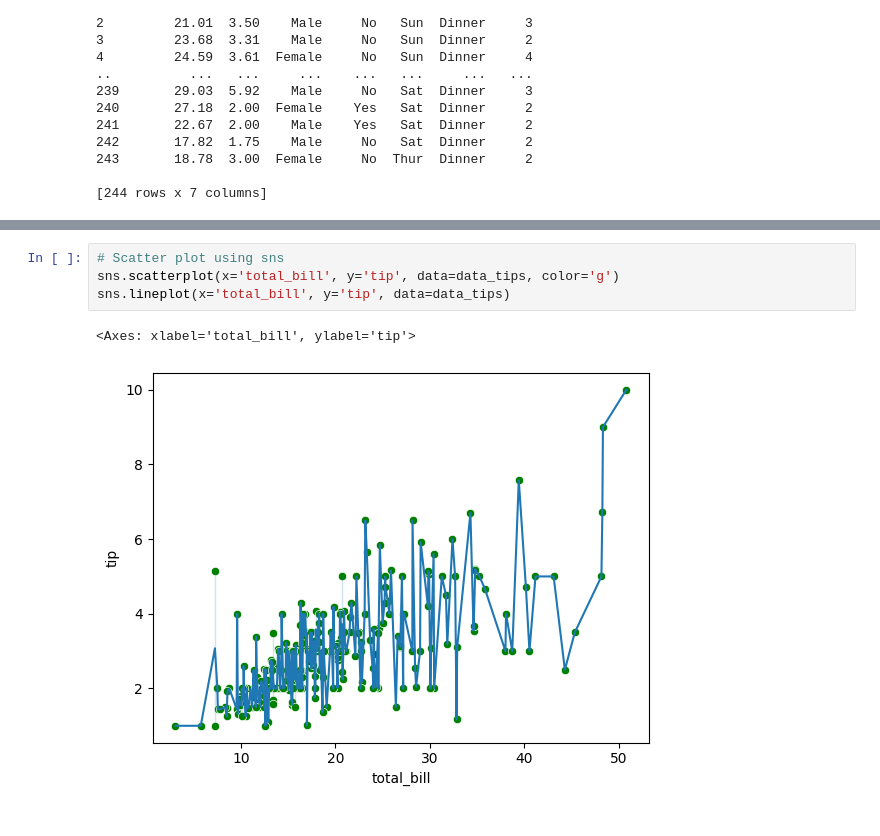
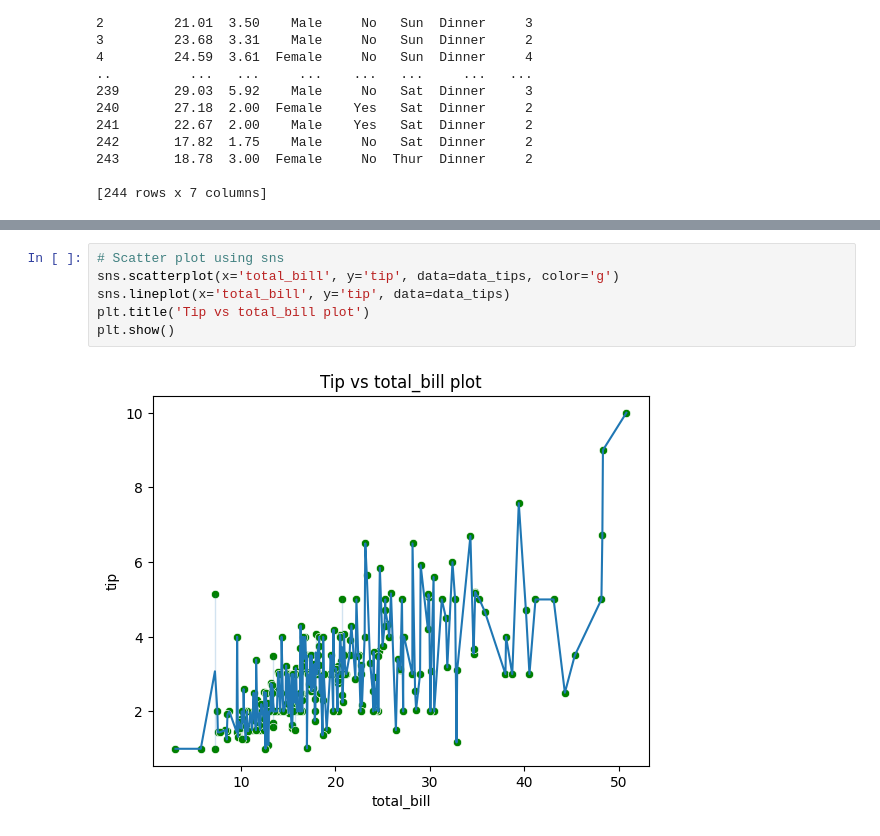
Before and after one commit to FahimHafiz/Vaccination-Dataset-Preprocessing-Analysis-and-Prediction-Using-Machine-Learning, a Jupyter notebook: example_data_visualization.ipynb, the cells around one changed output, grey strips where cells are left out. Drawn from its saved outputs; the diff is of its cells as text.

```diff
--- a/example_data_visualization.ipynb
+++ b/example_data_visualization.ipynb
@@ -92,7 +92,8 @@ sns.histplot(data=data_tips, x='tip', legend=True)
 # %%
 # Scatter plot using sns
 sns.scatterplot(x='total_bill', y='tip', data=data_tips, color='g')
 sns.lineplot(x='total_bill', y='tip', data=data_tips)
+plt.title('Tip vs total_bill plot')
+plt.show()
 # %% [output]
-<Axes: xlabel='total_bill', ylabel='tip'>
-[figure, old version]
+[figure, new version]
```
Also changed, not shown: parts of 45 cells of this notebook.
